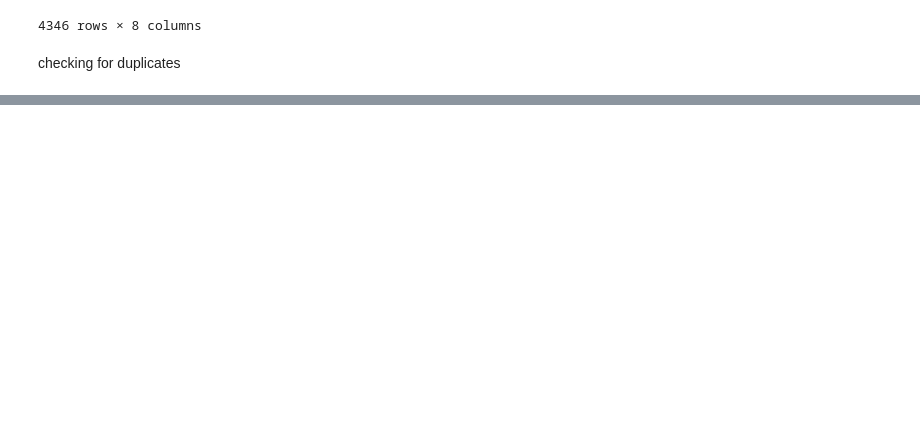
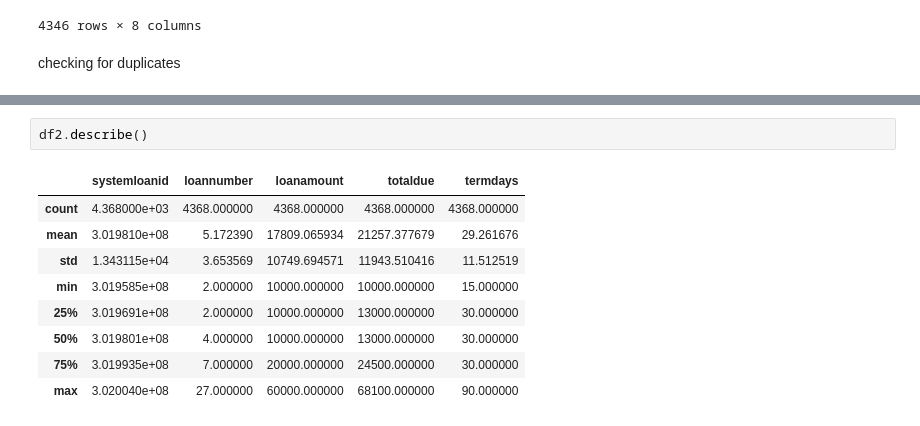
Before and after one commit to KWERA/Eulers_Loan_Prediction, a Jupyter notebook: LOAN_DEFAULT_PREDICTION_CHALLENGE.ipynb, the cells around one changed output, grey strips where cells are left out. Drawn from its saved outputs; the diff is of its cells as text; blank space fills up the shorter version.

```diff
--- a/LOAN_DEFAULT_PREDICTION_CHALLENGE.ipynb
+++ b/LOAN_DEFAULT_PREDICTION_CHALLENGE.ipynb
@@ -263,0 +447,12 @@ checking for duplicates
+# %%
+df2.describe()
+# %% [output]
+|  | systemloanid | loannumber | loanamount | totaldue | termdays |
+| count | 4.368000e+03 | 4368.000000 | 4368.000000 | 4368.000000 | 4368.000000 |
+| mean | 3.019810e+08 | 5.172390 | 17809.065934 | 21257.377679 | 29.261676 |
+| std | 1.343115e+04 | 3.653569 | 10749.694571 | 11943.510416 | 11.512519 |
+| min | 3.019585e+08 | 2.000000 | 10000.000000 | 10000.000000 | 15.000000 |
+| 25% | 3.019691e+08 | 2.000000 | 10000.000000 | 13000.000000 | 30.000000 |
+| 50% | 3.019801e+08 | 4.000000 | 10000.000000 | 13000.000000 | 30.000000 |
+| 75% | 3.019935e+08 | 7.000000 | 20000.000000 | 24500.000000 | 30.000000 |
+| max | 3.020040e+08 | 27.000000 | 60000.000000 | 68100.000000 | 90.000000 |
```
Also changed, not shown: parts of 35 cells of this notebook.
